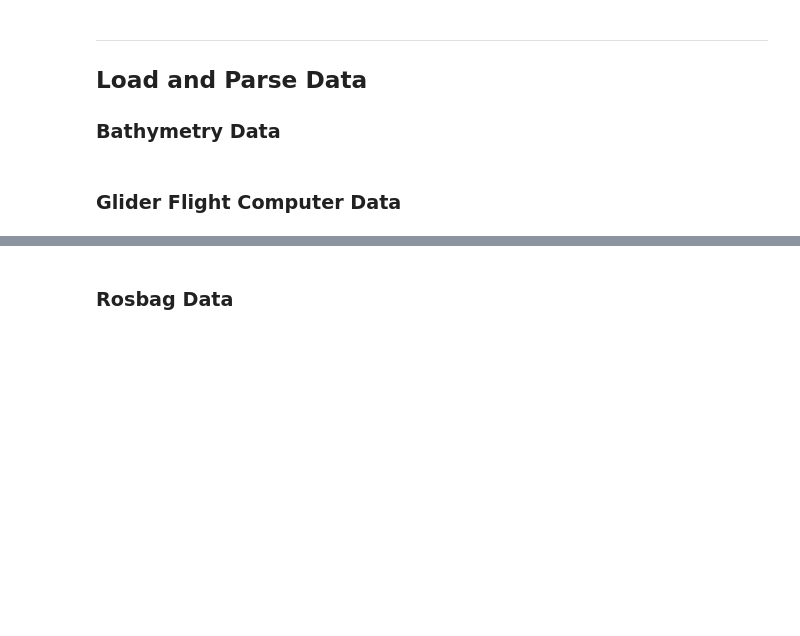
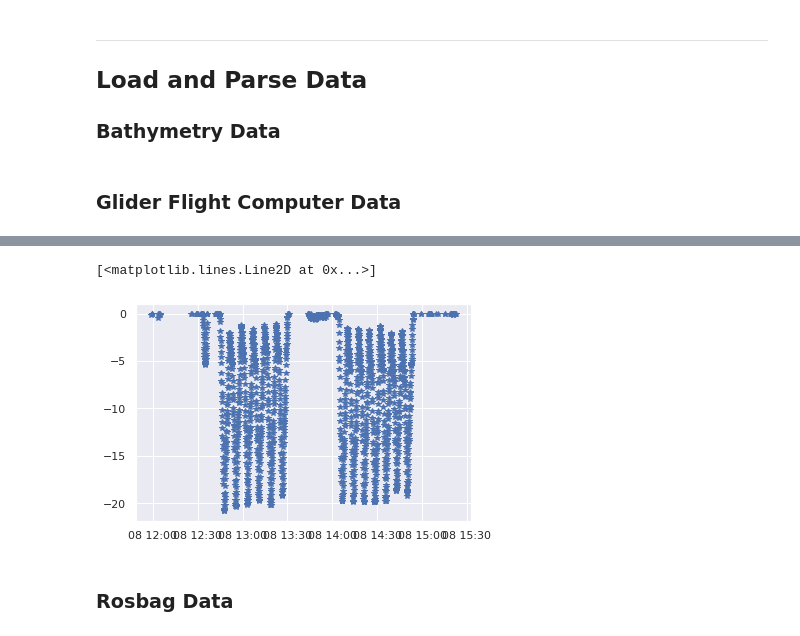
Before and after one commit to gidobot/dvl-nav, a Jupyter notebook: notebook/dvl-navigation-unit770.ipynb, the cells around one changed output, grey strips where cells are left out. Saved outputs shown, nothing was run; the diff lists cells and outputs as text; code cells hidden in the pictures; blank space fills up the shorter version.

```diff
--- a/notebook/dvl-navigation-unit770.ipynb
+++ b/notebook/dvl-navigation-unit770.ipynb
@@ -140,7 +141,10 @@ ts_flight.df.head()
 # %%
 plt.figure()
 #plt.plot(ts_flight.df.m_pitch*180/3.14)
-plt.plot(ts_flight.df.m_depth*-1)
+plt.plot(ts_flight.df.m_depth*-1, '*')
+# %% [output]
+[<matplotlib.lines.Line2D at 0x...>]
+[figure, added]
 # %% [markdown]
 <a id='import-rosbag-data'></a>
 ### Rosbag Data
```
Also changed, not shown: parts of 25 cells of this notebook.
